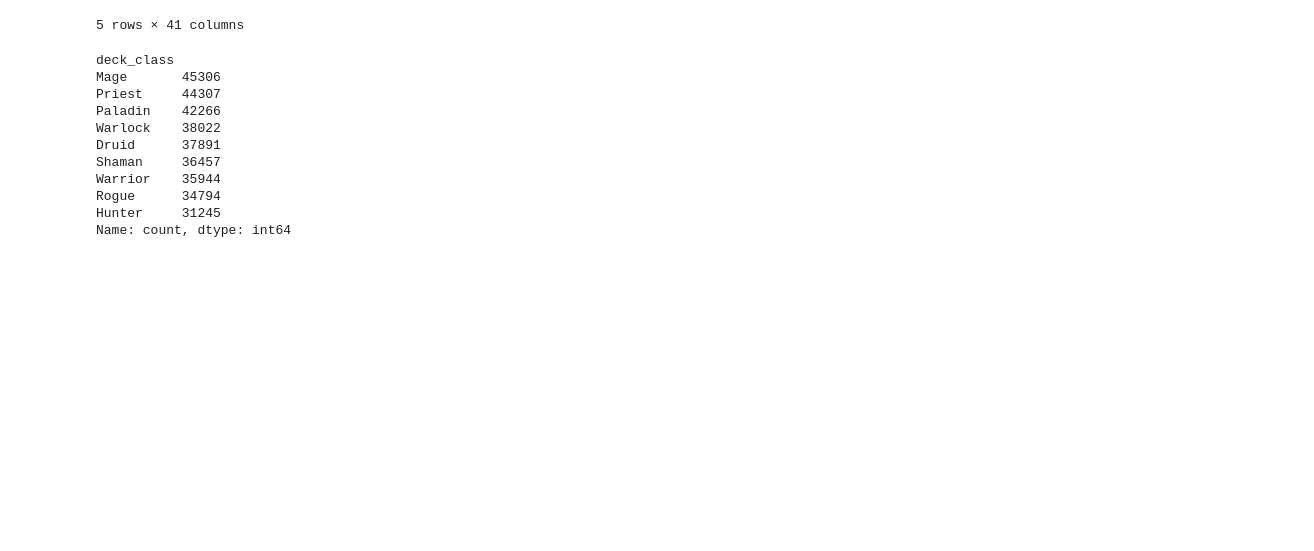
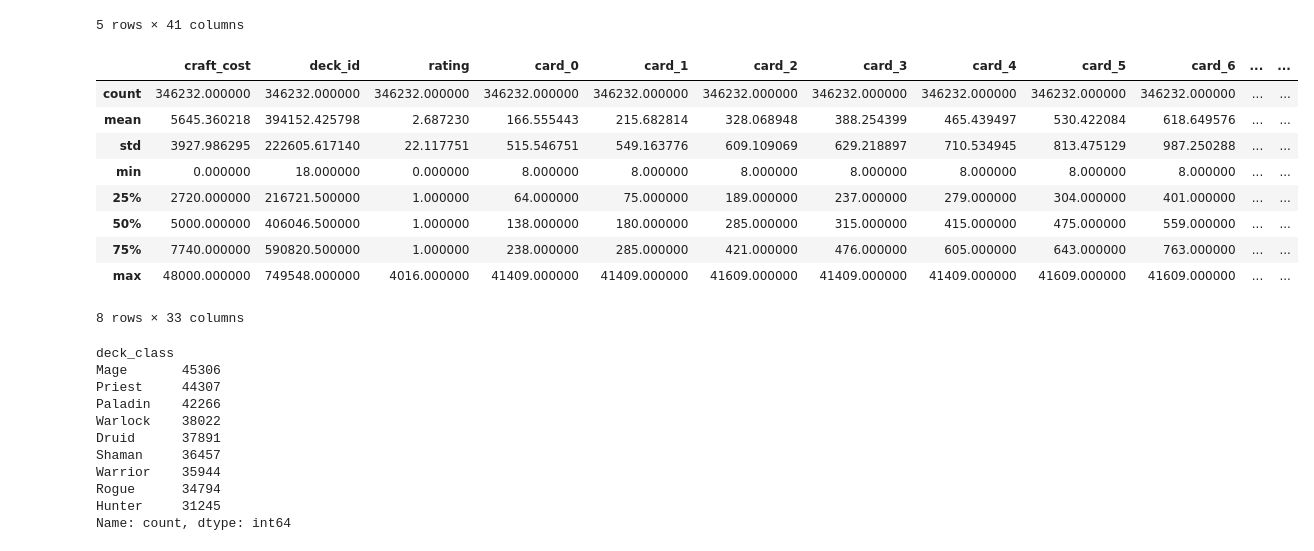
Before and after one commit to gustavo-cornejo/RecSist-Proyecto, a Jupyter notebook: DeckRec.ipynb, the cells around one changed output. Cells and saved outputs as stored; diff of their text form; code cells hidden in the pictures; blank space fills up the shorter version.

```diff
--- a/DeckRec.ipynb
+++ b/DeckRec.ipynb
@@ -23,6 +23,19 @@ df.head()
 | 3 | 15600 | 2016-02-19 | Unknown | Warrior | W | 433001 | Explorers | NaN | 0 | ... |
 | 4 | 7700 | 2016-02-19 | Unknown | Paladin | W | 432997 | Explorers | Ranked Deck | 1 | ... |
 5 rows × 41 columns
+# %%
+df.describe()
+# %% [output]
+|  | craft_cost | deck_id | rating | card_0 | card_1 | card_2 | card_3 | card_4 | card_5 | card_6 | ... | ... |
+| count | 346232.000000 | 346232.000000 | 346232.000000 | 346232.000000 | 346232.000000 | 346232.000000 | 346232.000000 | 346232.000000 | 346232.000000 | 346232.000000 | ... | ... |
+| mean | 5645.360218 | 394152.425798 | 2.687230 | 166.555443 | 215.682814 | 328.068948 | 388.254399 | 465.439497 | 530.422084 | 618.649576 | ... | ... |
+| std | 3927.986295 | 222605.617140 | 22.117751 | 515.546751 | 549.163776 | 609.109069 | 629.218897 | 710.534945 | 813.475129 | 987.250288 | ... | ... |
+| min | 0.000000 | 18.000000 | 0.000000 | 8.000000 | 8.000000 | 8.000000 | 8.000000 | 8.000000 | 8.000000 | 8.000000 | ... | ... |
+| 25% | 2720.000000 | 216721.500000 | 1.000000 | 64.000000 | 75.000000 | 189.000000 | 237.000000 | 279.000000 | 304.000000 | 401.000000 | ... | ... |
+| 50% | 5000.000000 | 406046.500000 | 1.000000 | 138.000000 | 180.000000 | 285.000000 | 315.000000 | 415.000000 | 475.000000 | 559.000000 | ... | ... |
+| 75% | 7740.000000 | 590820.500000 | 1.000000 | 238.000000 | 285.000000 | 421.000000 | 476.000000 | 605.000000 | 643.000000 | 763.000000 | ... | ... |
+| max | 48000.000000 | 749548.000000 | 4016.000000 | 41409.000000 | 41409.000000 | 41609.000000 | 41409.000000 | 41409.000000 | 41609.000000 | 41609.000000 | ... | ... |
+8 rows × 33 columns
 # %%
 df['deck_class'].value_counts()
 # %% [output]
```
Also changed, not shown: parts of 7 cells of this notebook.
